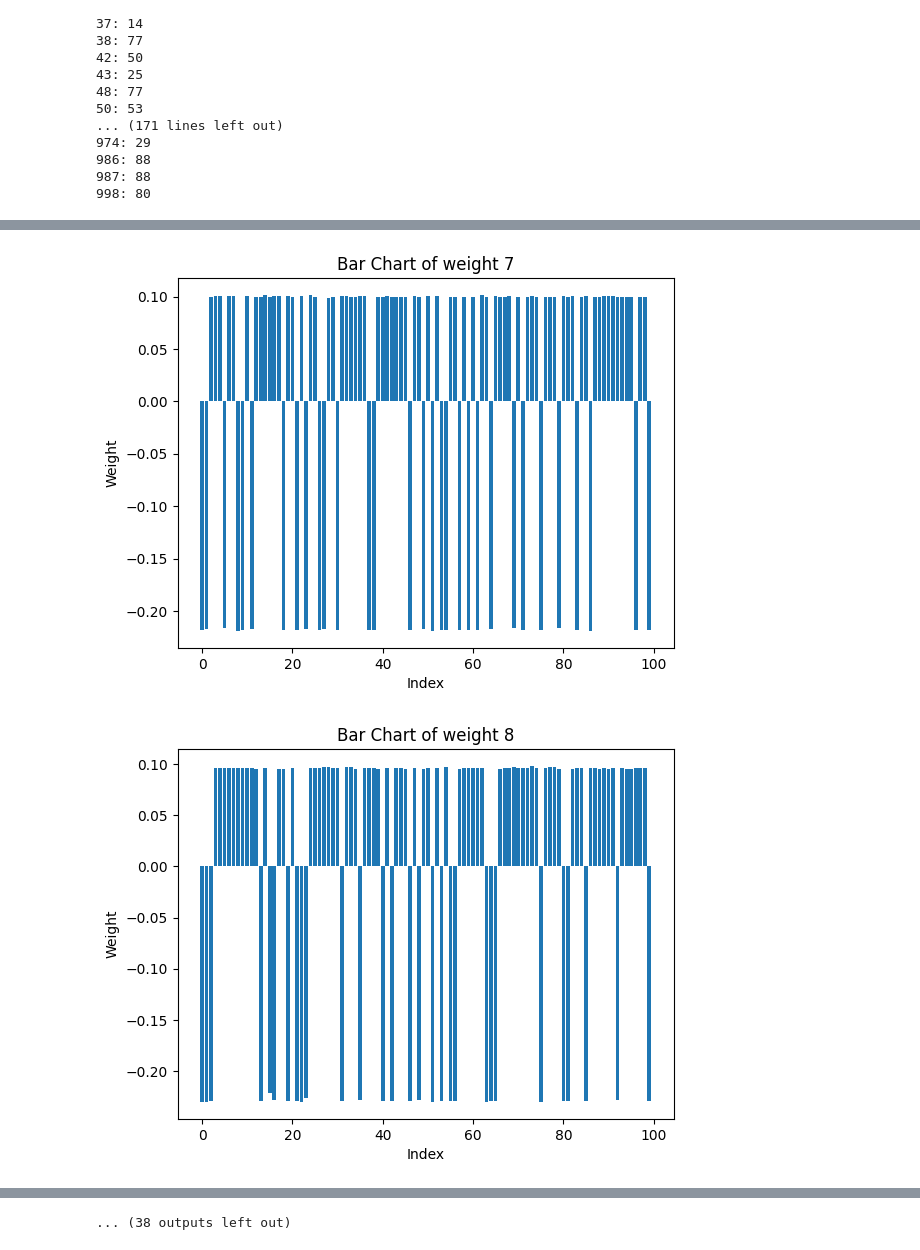
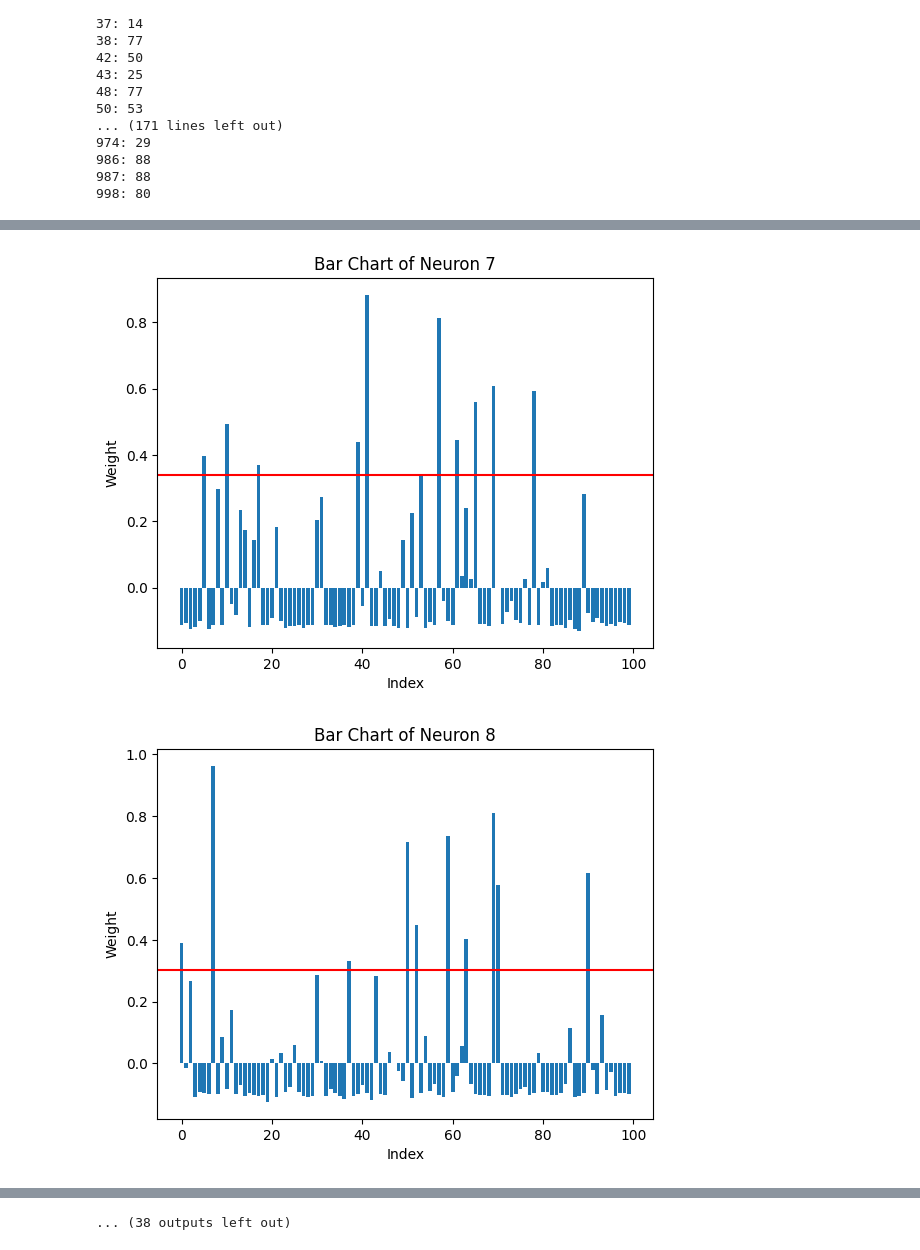
Before and after one commit to BorisTheBrave/uand-toy-model, a Jupyter notebook: uand.ipynb, the cells around one changed output, grey strips where cells are left out. Cells and saved outputs as stored; diff of their text form; code cells hidden in the pictures.

```diff
--- a/uand.ipynb
+++ b/uand.ipynb
@@ -90,9 +129,13 @@ optimizer = torch.optim.Adam(model.parameters(), lr=0.001, weight_decay=wd)
 # %%
+def train_model(model, batch_size=10000, n_epochs=3000, optimizer_=None, criterion=weighted_loss, start_epoch=0, plot_every=None):
+    global epoch
 
-def train_model(model, batch_size=10000, n_epochs=3000, optimizer=optimizer, criterion=weighted_loss, start_epoch=0, plot_every=None):
+    if optimizer_ is None:
+        optimizer_ = optimizer
+
     criterion = weighted_loss
 
-    progress_bar = tqdm.tqdm(range(start_epoch, n_epochs))
+    progress_bar = tqdm(range(start_epoch, n_epochs))
     for epoch in progress_bar:
         # Generate random batch of sparse inputs
         inputs = random_sparse_inputs(batch_size)
@@ -101,7 +144,7 @@ def train_model(model, batch_size=10000, n_epochs=3000, optimizer=optimizer, cri
         targets = compute_expected(inputs)
 
         # Zero gradients
-        optimizer.zero_grad()
+        optimizer_.zero_grad()
 
         # Forward pass
         outputs = model(inputs)
@@ -111,7 +154,7 @@ def train_model(model, batch_size=10000, n_epochs=3000, optimizer=optimizer, cri
 
         # Backward pass and optimize
         loss.backward()
-        optimizer.step()
+        optimizer_.step()
 
         progress_bar.set_description(f'Epoch [{epoch+1}/{n_epochs}], Loss: {loss.item():.6f}')
 
@@ -119,5 +162,6 @@ def train_model(model, batch_size=10000, n_epochs=3000, optimizer=optimizer, cri
             scatter_plot(model)
             plt.savefig(f'plots3/scatter_plot_{epoch}.png')
             plt.close()
+    epoch = n_epochs
 
-train_model(model, start_epoch=3038, n_epochs=6000, plot_every=100)
+train_model(model, start_epoch=epoch, n_epochs=24000)
@@ -143,7 +178,7 @@ def construct_model(p=None, randomize=False):
     # expected_false_positives = (k-1)*p
     # print(f"{p=}")
     # print(f"{expected_intersection=} {expected_false_positives=}")
-    model = MyModel()
+    model = MyModel(settings)
     model.linear.weight.data = (torch.rand(d, m, device=device) < p).float()
     model.linear.bias.data = -torch.ones(d, device=device)
     model.linear2.bias.data = torch.zeros(m**2, device=device)
@@ -359,7 +399,0 @@ scatter_plot(model, v0, v1).show()
-# %%
-mask = (resp0 < -0.1) | (resp1 < -0.1)
-
-
-for i, (r0, r1, w, is_masked) in sorted(enumerate(zip(resp0, resp1, weights, mask)), key=lambda x: -x[1][2].item()):
-    if is_masked:
-        print(f"{i}: {r0.item():10.4f}, {r1.item():10.4f}, {w.item():10.4f}")
@@ -377,9 +400,4 @@ for i, (r0, r1, w, is_masked) in sorted(enumerate(zip(resp0, resp1, weights, mas
 # %%
-# Contains -0.188 or 0.05 for every entry
-model.linear.weight[606]
-# Contains -0.1740 or 0.052 for every entry
-model.linear.weight[999]
-
 def is_binary(x, eps=0.05):
     a = x.min()
     b = x.max()
@@ -414,12 +432,10 @@ def categorize_neuron(x):
         return 'B'
     return 'unknown binary'
 
-cats = np.array([categorize_neuron(model.linear.weight[x]) for x in range(1000)])
+cats = np.array([categorize_neuron(model.linear.weight[x]) for x in range(d)])
 
-is_binary(model.linear.weight[606])
-is_binary(model.linear.weight[999])
-is_bins = torch.tensor([is_binary(model.linear.weight[x]) for x in range(1000)])
-is_spikes = torch.tensor([is_spike(model.linear.weight[x]) for x in range(1000)])
+is_bins = torch.tensor([is_binary(model.linear.weight[x]) for x in range(d)])
+is_spikes = torch.tensor([is_spike(model.linear.weight[x]) for x in range(d)])
 
 #print(bins)
 
@@ -518,7 +534,8 @@ for i in range(50):
     if cats[i] == 'zero': continue
     plt.bar(range(len(model.linear.weight[i].detach().cpu().numpy())), model.linear.weight[i].detach().cpu().numpy())
     # plt.ylim(-0.05, 0.05)
-    plt.title(f'Bar Chart of weight {i}')
+    plt.axhline(y=model.linear.bias[i].detach().cpu().numpy(), color='r', linestyle='-')
+    plt.title(f'Bar Chart of Neuron {i}')
     plt.xlabel('Index')
     plt.ylabel('Weight')
     plt.show()
@@ -533,2 +550,2 @@ for i in range(50):
-[figure, old version]
+[figure, new version]
-[figure, old version]
+[figure, new version]
```
Also changed, not shown: parts of 19 cells of this notebook, 2 other files.
